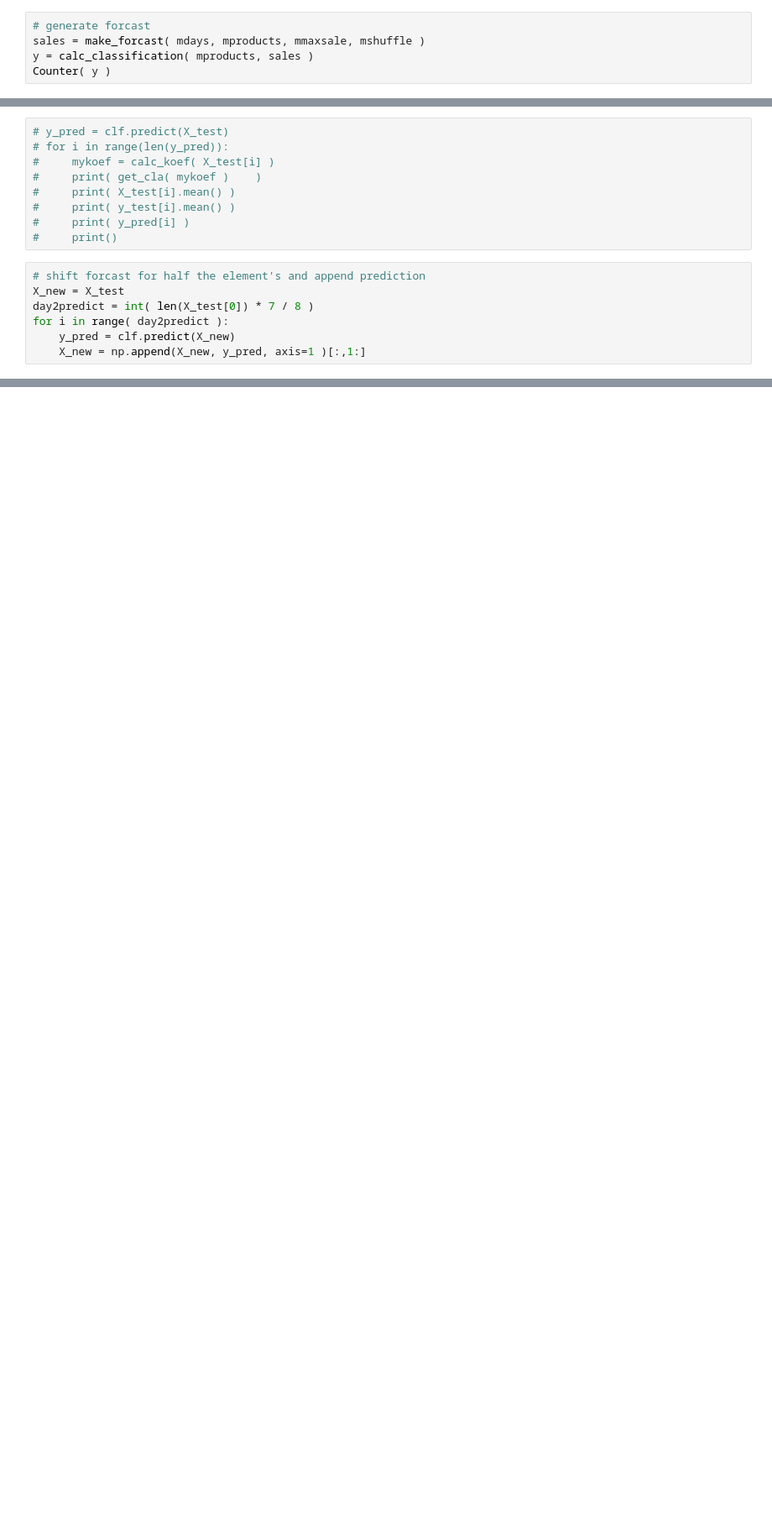
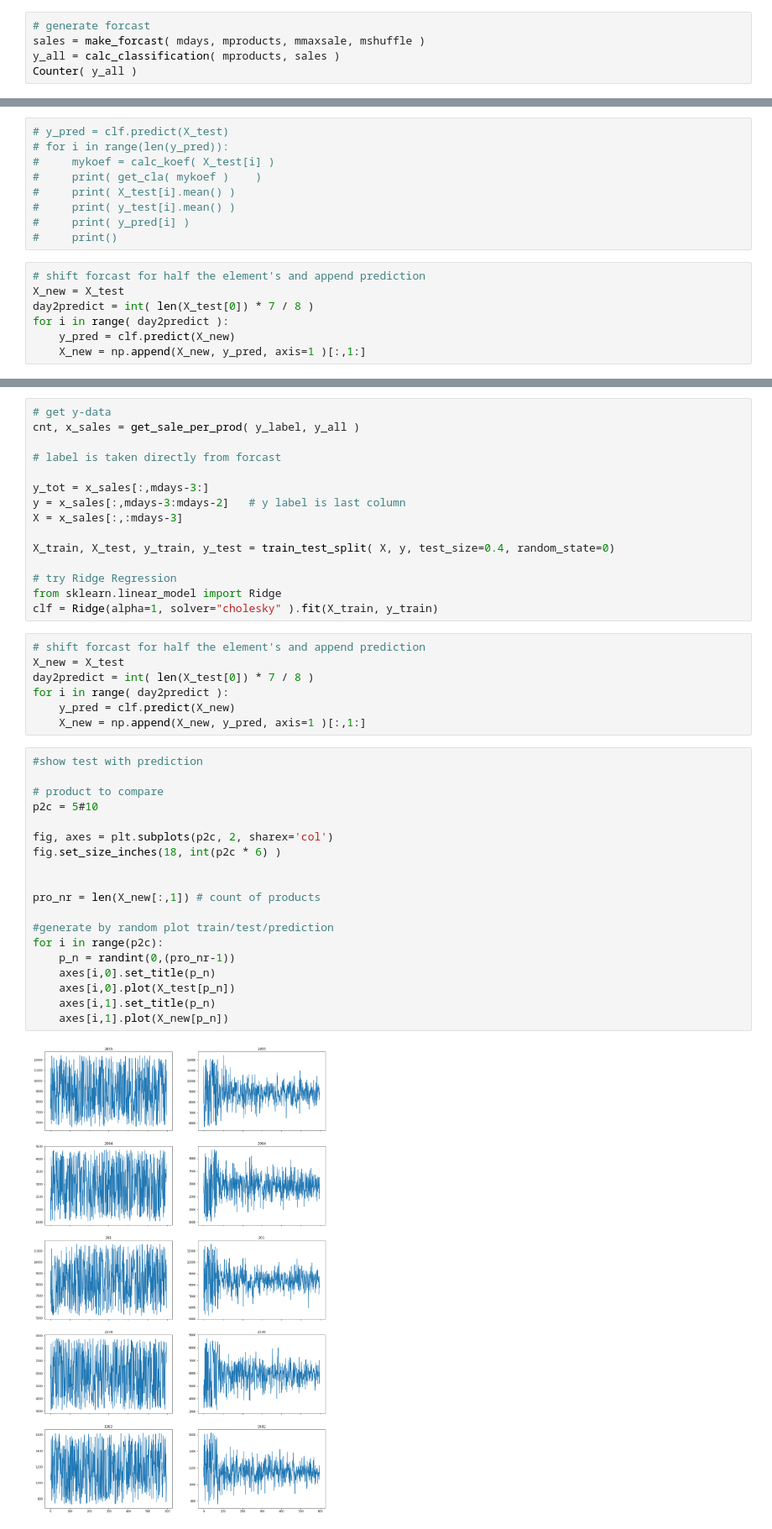
Before and after one commit to JoWoWi/jupyter_public, a Jupyter notebook: xyz - separate.ipynb, the cells around one changed output, grey strips where cells are left out. Shown at 84% size. Cells and saved outputs as stored; diff of their text form; blank space fills up the shorter version.

```diff
--- a/xyz - separate.ipynb
+++ b/xyz - separate.ipynb
@@ -108,6 +108,6 @@ def calc_classification( mpro, s_tab):
 # %%
 # generate forcast
 sales = make_forcast( mdays, mproducts, mmaxsale, mshuffle )
-y = calc_classification( mproducts, sales )
-Counter( y )
+y_all = calc_classification( mproducts, sales )
+Counter( y_all )
 # %% [output]
@@ -175,0 +180,43 @@ for i in range(p2c):
+# %%
+# get y-data
+cnt, x_sales = get_sale_per_prod( y_label, y_all )
+
+# label is taken directly from forcast
+
+y_tot = x_sales[:,mdays-3:]
+y = x_sales[:,mdays-3:mdays-2]   # y label is last column
+X = x_sales[:,:mdays-3]
+
+X_train, X_test, y_train, y_test = train_test_split( X, y, test_size=0.4, random_state=0)
+
+# try Ridge Regression
+from sklearn.linear_model import Ridge
+clf = Ridge(alpha=1, solver="cholesky" ).fit(X_train, y_train)
+# %%
+# shift forcast for half the element's and append prediction
+X_new = X_test
+day2predict = int( len(X_test[0]) * 7 / 8 )
+for i in range( day2predict ):
+    y_pred = clf.predict(X_new)
+    X_new = np.append(X_new, y_pred, axis=1 )[:,1:]
+# %%
+#show test with prediction
+
+# product to compare
+p2c = 5#10
+
+fig, axes = plt.subplots(p2c, 2, sharex='col')
+fig.set_size_inches(18, int(p2c * 6) )
+
+
+pro_nr = len(X_new[:,1]) # count of products
+
+#generate by random plot train/test/prediction
+for i in range(p2c):
+    p_n = randint(0,(pro_nr-1))
+    axes[i,0].set_title(p_n)
+    axes[i,0].plot(X_test[p_n])
+    axes[i,1].set_title(p_n)
+    axes[i,1].plot(X_new[p_n])
+# %% [output]
+[figure, added]
```
Also changed, not shown: parts of 9 cells of this notebook.
